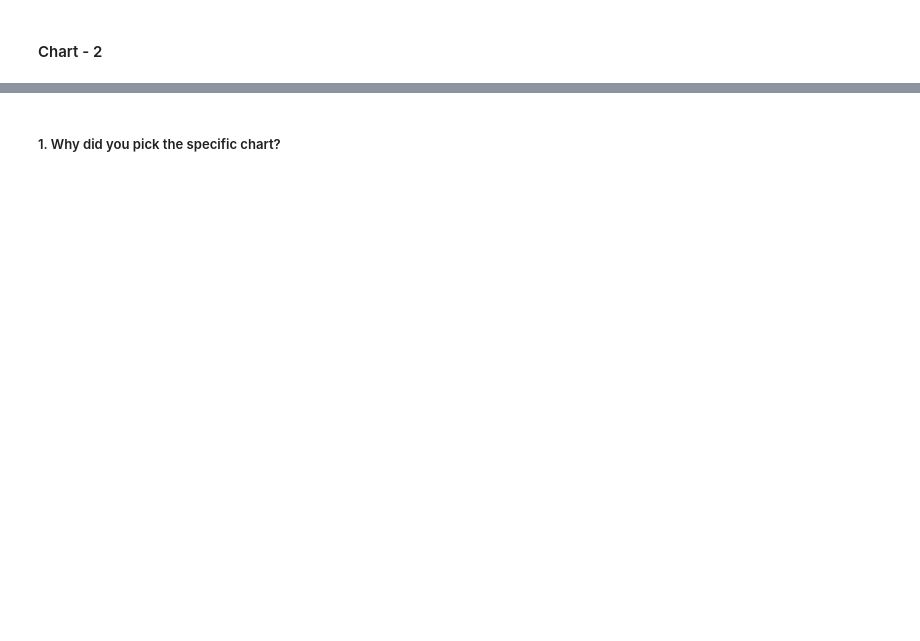
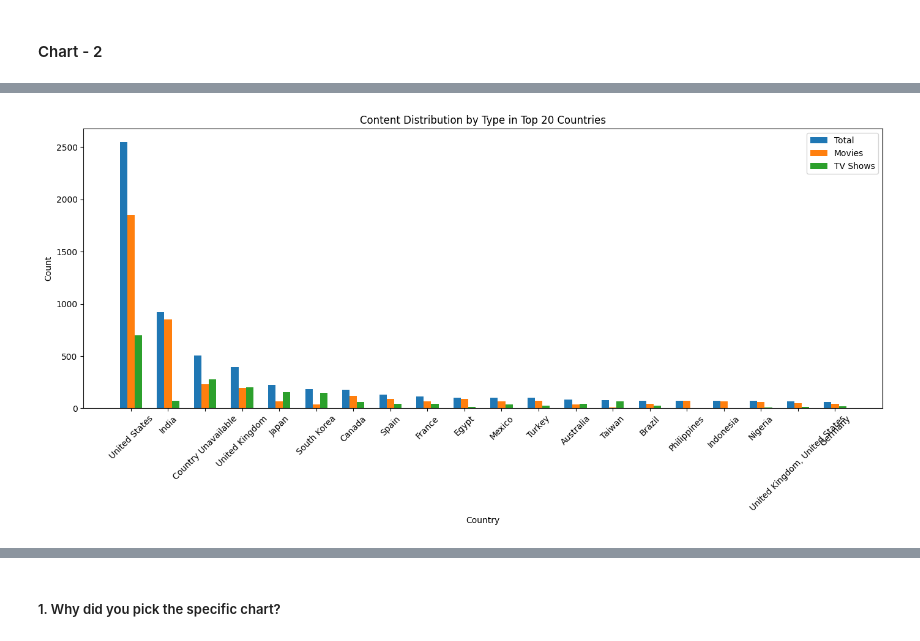
Before and after one commit to 1002Sam/Unsupervised-Project---Netflix-Movies-and-TV-Shows-Clustering, a Jupyter notebook: Unsupervised_Project_Netflix_Movies_and_TV_Shows_Clustering.ipynb, the cells around one changed output, grey strips where cells are left out. Drawn from its saved outputs; the diff is of its cells as text; code cells hidden in the pictures; blank space fills up the shorter version.

```diff
--- a/Unsupervised_Project_Netflix_Movies_and_TV_Shows_Clustering.ipynb
+++ b/Unsupervised_Project_Netflix_Movies_and_TV_Shows_Clustering.ipynb
@@ -461,0 +613,14 @@ Answer Here
+# %%
+# Group the data by 'country' and 'type', and count the occurrences
+content_count = data.groupby(['country', 'type']).size().unstack().fillna(0)
+
+# Sum the counts for 'Movie' and 'TV Show' to get the total content count
+content_count['Total'] = content_count['Movie'] + content_count['TV Show']
+
+# Sort the data by the total content count in descending order and select the top 20 countries
+top_20_countries = content_count.sort_values(by='Total', ascending=False).head(20)
+
+# Display the top 20 countries with their content counts in a table
+top_20_countries.reset_index(inplace=True)
+top_20_countries.columns = ['Country', 'Movie', 'TV Show', 'Total']
+print(top_20_countries)
@@ -461,0 +645,33 @@ Answer Here
+# %%
+# Data for the table
+countries = top_20_countries['Country']
+total = top_20_countries['Total']
+movies = top_20_countries['Movie']
+tv_shows = top_20_countries['TV Show']
+
+# Set the width of the bars
+bar_width = 0.2
+
+# Create an array representing the position of each country on the x-axis
+x = range(len(countries))
+
+# Create the joint bar graph
+plt.figure(figsize=(14, 7))
+plt.bar(x, total, width=bar_width, label='Total', align='center')
+plt.bar([i + bar_width for i in x], movies, width=bar_width, label='Movies', align='center')
+plt.bar([i + 2 * bar_width for i in x], tv_shows, width=bar_width, label='TV Shows', align='center')
+
+# Set the x-axis labels to be the country names
+plt.xticks([i + bar_width for i in x], countries, rotation=45, fontsize=10)
+
+# Add labels and a legend
+plt.xlabel('Country')
+plt.ylabel('Count')
+plt.title('Content Distribution by Type in Top 20 Countries')
+plt.legend()
+
+# Show the graph
+plt.tight_layout()
+plt.show()
+# %% [output]
+[figure, added]
```
Also changed, not shown: parts of 151 cells of this notebook.
